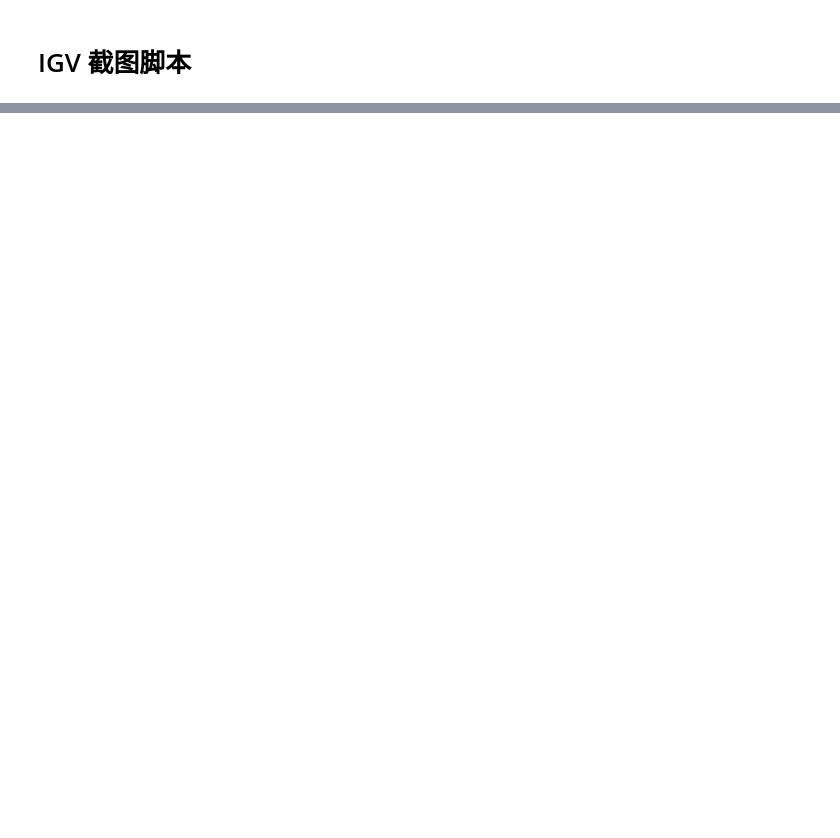
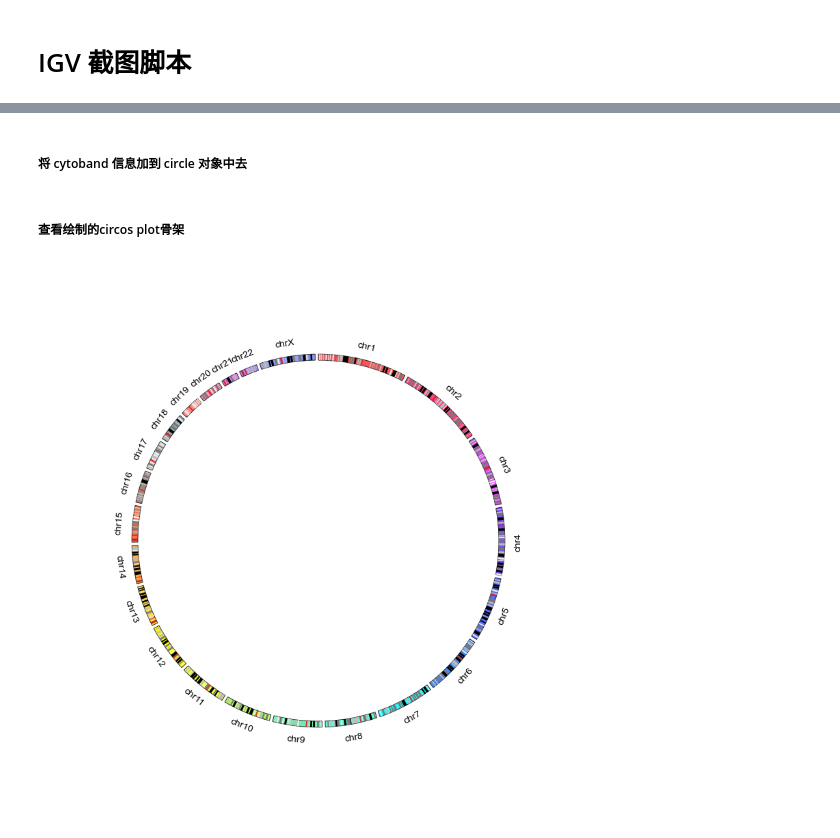
Before and after one commit to hermanzhaozzzz/snakepipes_detect-seq, a Jupyter notebook: step.03.local_analysis.ipynb, the cells around one changed output, grey strips where cells are left out. Saved outputs shown, nothing was run; the diff lists cells and outputs as text; code cells hidden in the pictures; blank space fills up the shorter version.

Commit message:
2022-10-21 add circos plot analysis

```diff
--- a/step.03.local_analysis.ipynb
+++ b/step.03.local_analysis.ipynb
@@ -218,0 +380,5 @@ with open(f'{path_out}/off-targets_{date}_snapshot.igv_shot_script', 'wt') as f:
+# %%
+df_circos_point = df_sign_lenient[['<sample>','chr_name', 'region_start', 'region_end', 'log2_FC_mut']].copy()
+df_circos_point.columns = ['sample', 'chrom', 'start', 'end', 'score']
+df_circos_point.reset_index(inplace=True, drop=True)
+df_circos_point
@@ -218,0 +401,9 @@ with open(f'{path_out}/off-targets_{date}_snapshot.igv_shot_script', 'wt') as f:
+# %%
+scale = 1.1
+# %%
+arc_range_i = df_circos_point['sample'].unique().__len__() + 1
+arc_raixs_range = (
+    (arc_range_i * 100.0) * scale,
+    (arc_range_i * 100.0 + 20) * scale
+)
+arc_raixs_range
@@ -218,0 +414,21 @@ with open(f'{path_out}/off-targets_{date}_snapshot.igv_shot_script', 'wt') as f:
+# %%
+# set chromeosomes
+circle = Gcircle()
+
+
+
+for idx, row in df_genome_length.iterrows():
+    chrom, start, end = row
+    length = end - start + 1
+
+    arc = Garc(
+        arc_id=chrom,  # 染色体名称
+        size=length,  # 染色体长度
+        interspace=1,  # 间隔距离
+        raxis_range=arc_raixs_range,  # 内外半径长度
+        labelposition=60,  # 越往里越小，越往外越大
+        label_visible=True,  # 是否展示 label，也就是染色体名称
+    )
+    circle.add_garc(arc)  # 添加一个染色体信息
+
+circle.set_garcs()  # 整合设置所有添加过的染色体信息
@@ -218,0 +477,2 @@ with open(f'{path_out}/off-targets_{date}_snapshot.igv_shot_script', 'wt') as f:
+# %% [markdown]
+##### 将 cytoband 信息加到 circle 对象中去
@@ -218,0 +489,7 @@ with open(f'{path_out}/off-targets_{date}_snapshot.igv_shot_script', 'wt') as f:
+# %% [markdown]
+##### 查看绘制的circos plot骨架
+# %%
+# circle.figure?
+circle.figure
+# %% [output]
+[figure, added]
```
Also changed, not shown: parts of 37 cells of this notebook.
